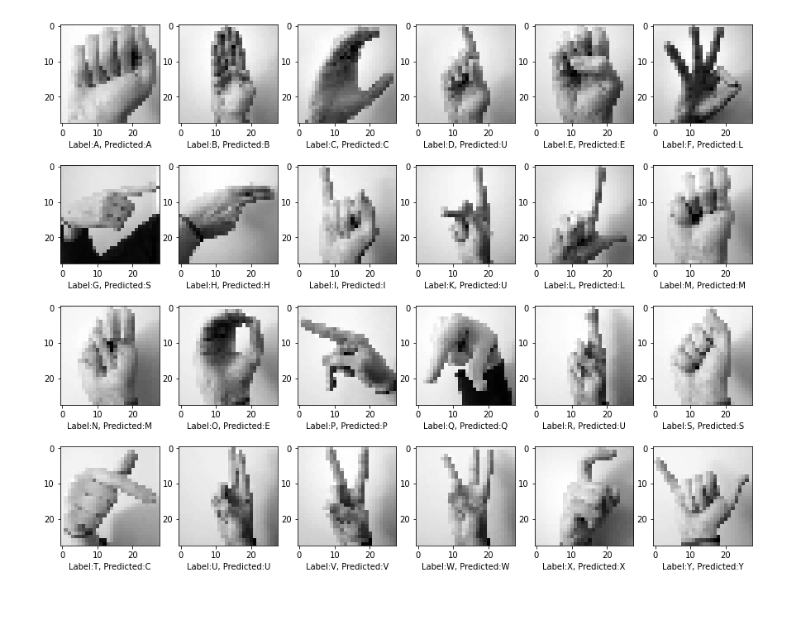
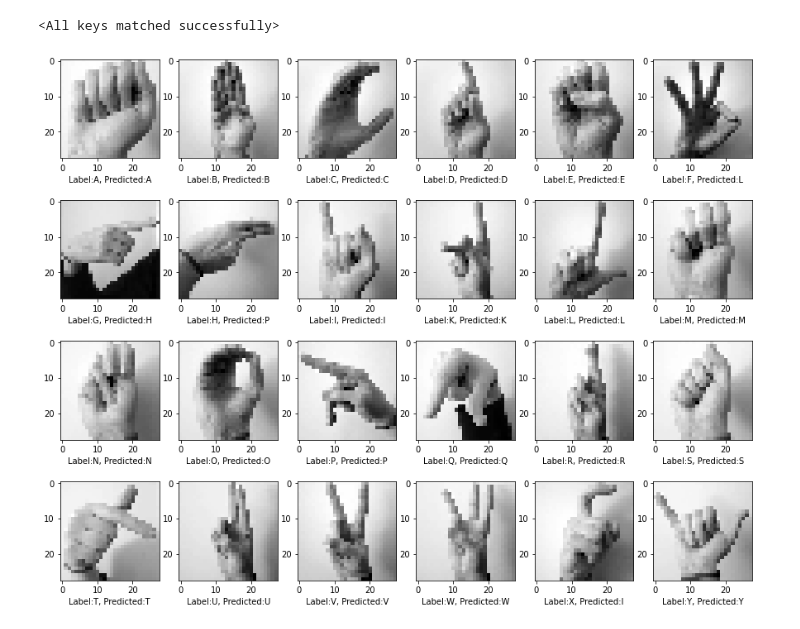
Before and after one commit to mizu-pumpkin/TFG2021, a Jupyter notebook: sign_mnist/my_alphabet.ipynb, the cells around one changed output. Cells and saved outputs as stored; diff of their text form; code cells hidden in the pictures.

Commit message:
ResNet classifier with data augmentation for sign-MNIST

```diff
--- a/sign_mnist/my_alphabet.ipynb
+++ b/sign_mnist/my_alphabet.ipynb
@@ -1,8 +1,13 @@
 # %%
-%run my_model.py
-
 import cv2
 import os
 import numpy as np
 import matplotlib
 import matplotlib.pyplot as plt
+
+# Load the model weights
+%run my_models.py
+model = ResNet9(1,26)
+model.load_state_dict(torch.load('./models/classifier_v3.pth',map_location='cpu'))
+# %% [output]
+<All keys matched successfully>
@@ -18,29 +14,39 @@ def predict_image(img, model):
 # %%
-# Load the model weights
-model = SignMnistCNNModel()
-model.load_state_dict(torch.load('./models/classifier_v2.pth',map_location='cpu'))
+def int_to_char(num):
+    return chr(num+65)
+
+def predict_image(img, model):
+    xb = img.unsqueeze(0)
+    yb = model(xb)
+    _, preds  = torch.max(yb, dim=1)
+    return preds[0].item()
 
 # Load my own ASL alphabet
-my_test = []
-for i in range(26):
-  imgname = './my_alphabet/'+int_to_char(i)+'.jpg'
-  if os.path.isfile(imgname) == False:
-    continue
-  img = cv2.imread(imgname, 0)
-  img = cv2.resize(img, (28,28))
-  img = np.array(img)
-  img = torch.from_numpy(img).type(torch.FloatTensor)
-  img = torch.reshape(img, (1, 28, 28))
-  my_test.append((img, i))
+def load_alphabet(path):
+    my_test = []
+    for i in range(26):
+        imgname = path+'/'+int_to_char(i)+'.jpg'
+        if os.path.isfile(imgname) == False:
+          continue
+        img = cv2.imread(imgname, 0)
+        img = cv2.resize(img, (28,28))
+        img = np.array(img)
+        img = torch.from_numpy(img).type(torch.FloatTensor)
+        img = torch.reshape(img, (1, 28, 28))
+        my_test.append((img, i))
+    return my_test
 
 # Predict my alphabet with loaded model
-plt.figure(figsize=(15,12))
-for i in range(len(my_test)):
-    plt.subplot(4,6,i+1)
-    image, label = my_test[i]
-    plt.imshow(image[0], cmap='gray')
-    lbl = 'Label:'+int_to_char(label)+', Predicted:'+int_to_char(predict_image(image, model))
-    plt.xlabel(lbl)
-plt.show()
+def plot_prediction(my_test):
+  plt.figure(figsize=(15,12))
+  for i in range(len(my_test)):
+      plt.subplot(4,6,i+1)
+      image, label = my_test[i]
+      plt.imshow(image[0], cmap='gray')
+      lbl = 'Label:'+int_to_char(label)+', Predicted:'+int_to_char(predict_image(image, model))
+      plt.xlabel(lbl)
+  plt.show()
-# %% [output]
-[figure, removed]
+# %%
+plot_prediction(load_alphabet('./my_alphabet'))
+# %% [output]
+[figure, added]
```
Also changed, not shown: parts of 1 cell of this notebook, 7 other files.
